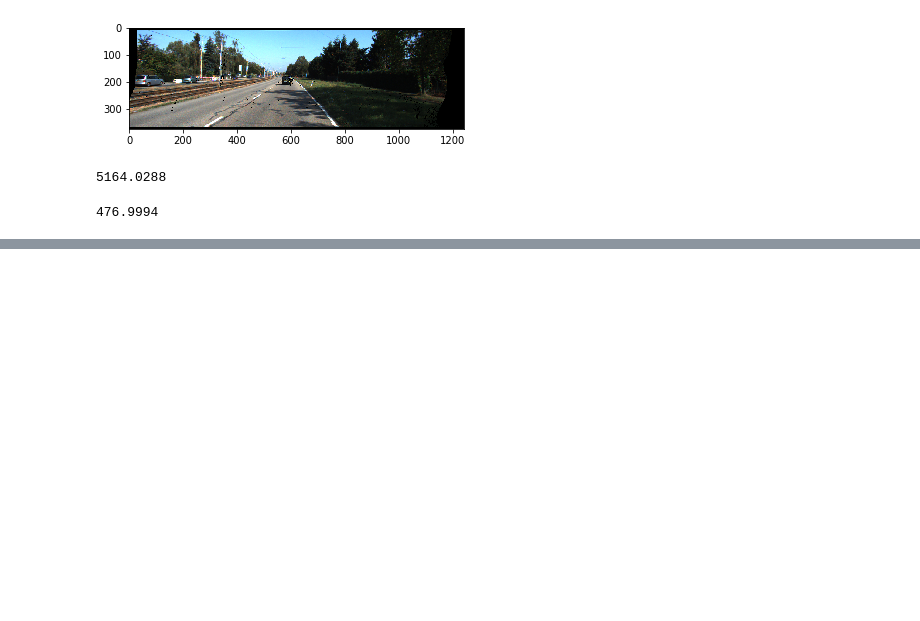
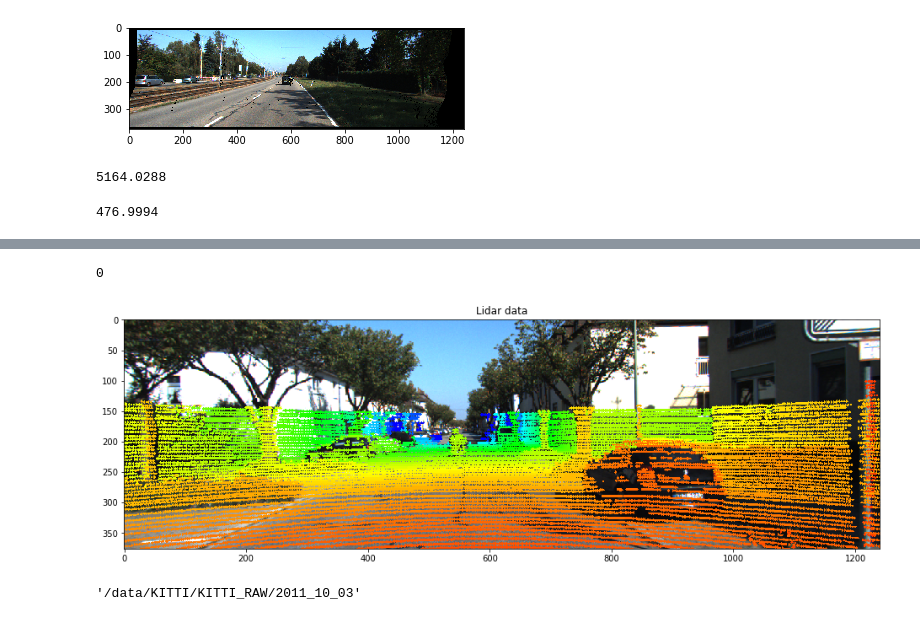
Before and after one commit to wildcat5566/mergedepth, a Jupyter notebook: sandbox.ipynb, the cells around one changed output, grey strips where cells are left out. Drawn from its saved outputs; the diff is of its cells as text; code cells hidden in the pictures; blank space fills up the shorter version.

```diff
--- a/sandbox.ipynb
+++ b/sandbox.ipynb
@@ -67,0 +69,14 @@ show_lidar(left_view, dots)"""
+# %%
+import matplotlib.image as mpimg
+import numpy as np
+import random
+idx = 0#random.randint(0, 100)
+im = mpimg.imread('/data/KITTI/KITTI_RAW/2011_09_29/2011_09_29_drive_0071_sync/' + 'image_02/data/' + "{:010}".format(idx) + '.png')
+c = './groundtruth/2011_09_29/2011_09_29_drive_0071_sync/image_02/data/' + "{:010}".format(idx) + '.csv'
+d = np.genfromtxt(c, delimiter=',')
+#d = np.load(c)
+show_lidar(im, d)
+print(idx)
+# %% [output]
+0
+[figure, added]
@@ -67,0 +90,4 @@ show_lidar(left_view, dots)"""
+# %%
+training_list[0][:32]
+# %% [output]
+'/data/KITTI/KITTI_RAW/2011_10_03'
```
Also changed, not shown: parts of 7 cells of this notebook, 5 other files.
